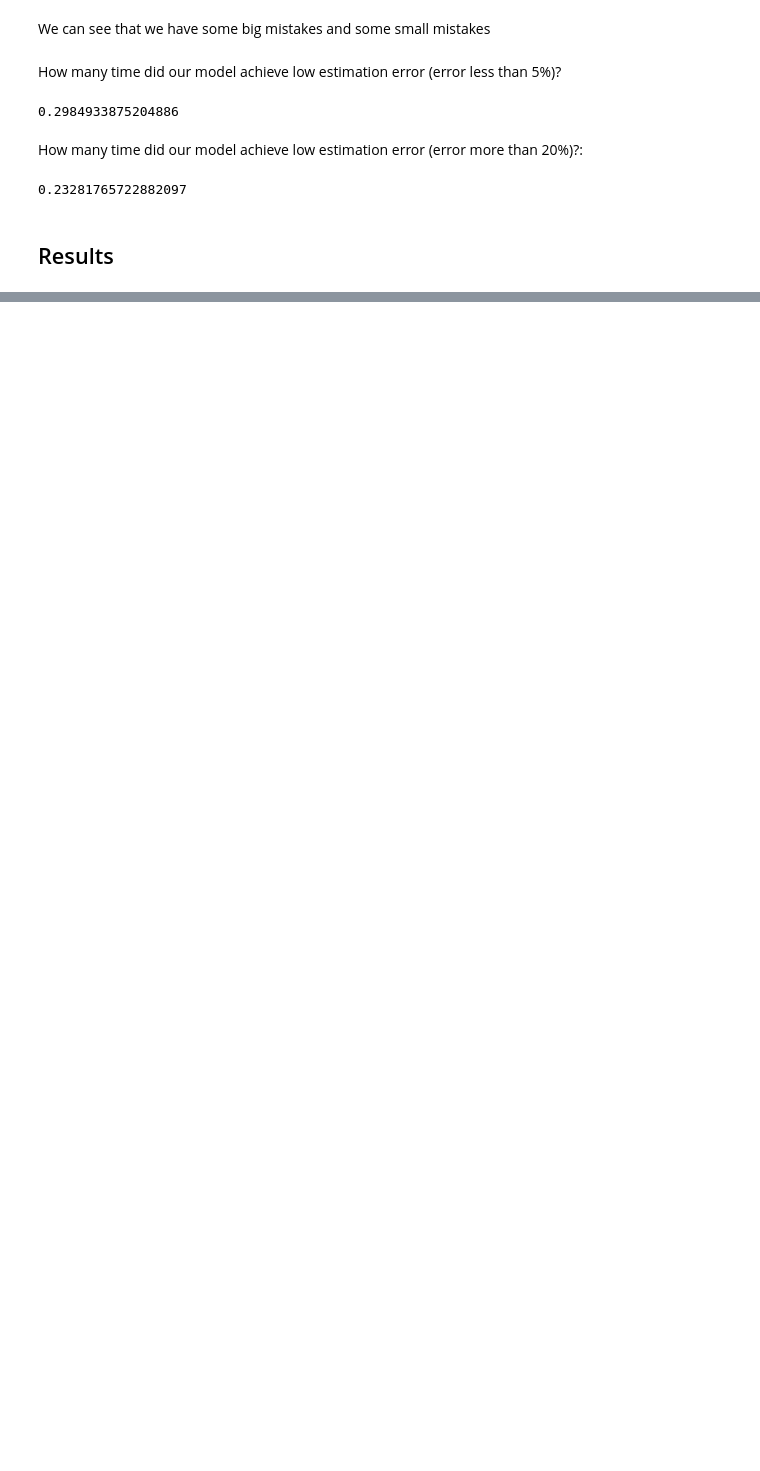
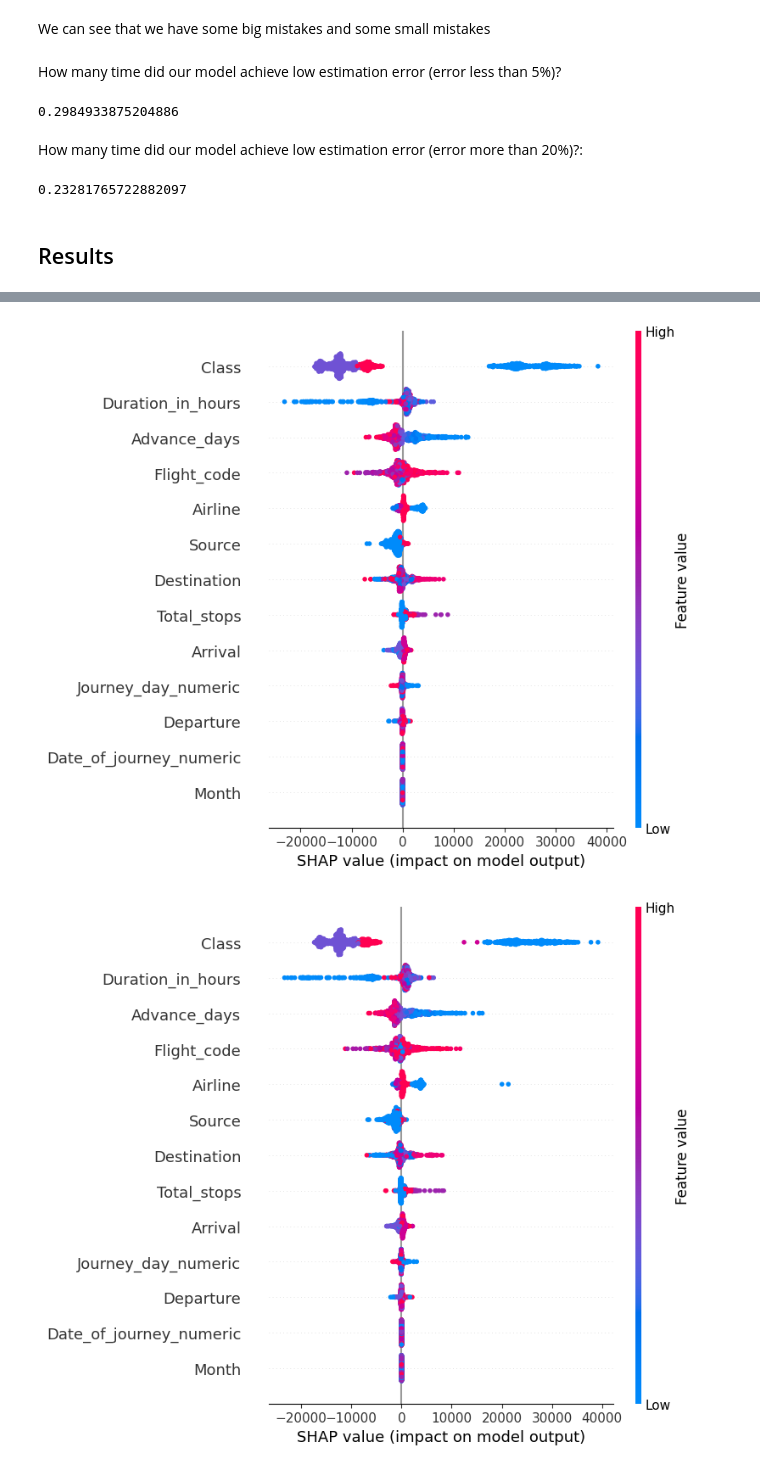
Before and after one commit to NoamGini/Tabular-data-science---Airfare, a Jupyter notebook: Pipeline.ipynb, the cells around one changed output, grey strips where cells are left out. Cells and saved outputs as stored; diff of their text form; code cells hidden in the pictures; blank space fills up the shorter version.

Commit message:
added shap analysis

```diff
--- a/Pipeline.ipynb
+++ b/Pipeline.ipynb
@@ -561,0 +638,22 @@ The regression plot shows that the predicted fares are close to the actual fares
+# %%
+import shap
+
+# Load your trained model (replace 'model' with your actual model)
+
+# Calculate SHAP values
+explainer = shap.TreeExplainer(baseline_model)
+# Initialize the SHAP explainer
+# Calculate SHAP values for top over-predicted samples
+shap_values_over_predicted = explainer.shap_values(top_10_over_predicted_samples)
+
+# Calculate SHAP values for top under-predicted samples
+shap_values_under_predicted = explainer.shap_values(top_10_under_predicted_samples)
+
+# Visualize SHAP summary plot for top over-predicted samples
+shap.summary_plot(shap_values_over_predicted, features=top_10_over_predicted_samples)
+
+# Visualize SHAP summary plot for top under-predicted samples
+shap.summary_plot(shap_values_under_predicted, features=top_10_under_predicted_samples)
+# %% [output]
+[figure, added]
+[figure, added]
```
Also changed, not shown: parts of 5 cells of this notebook.
